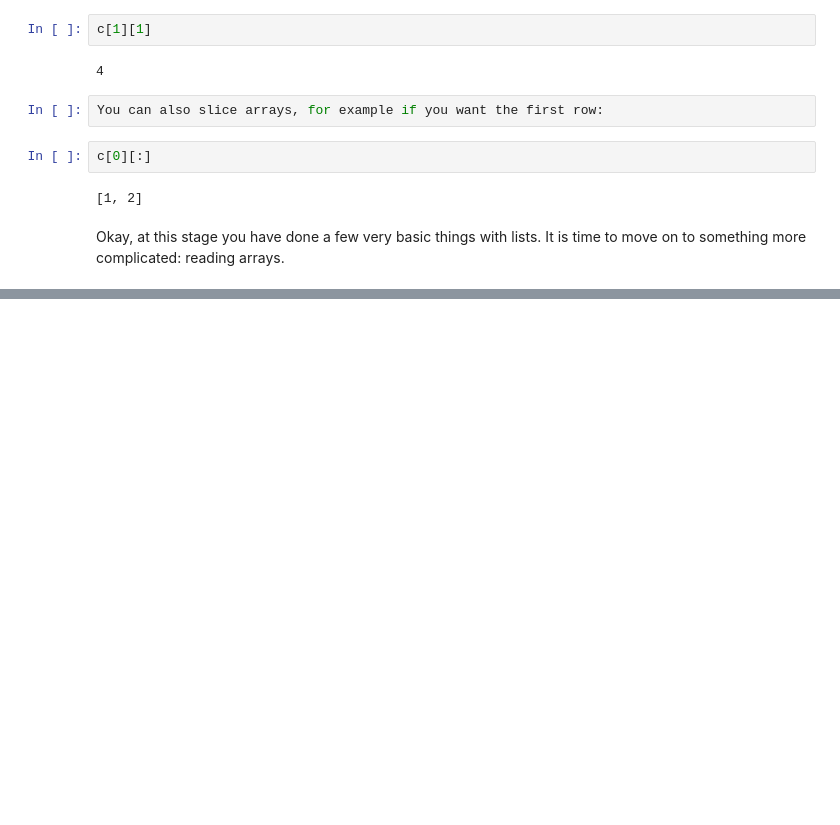
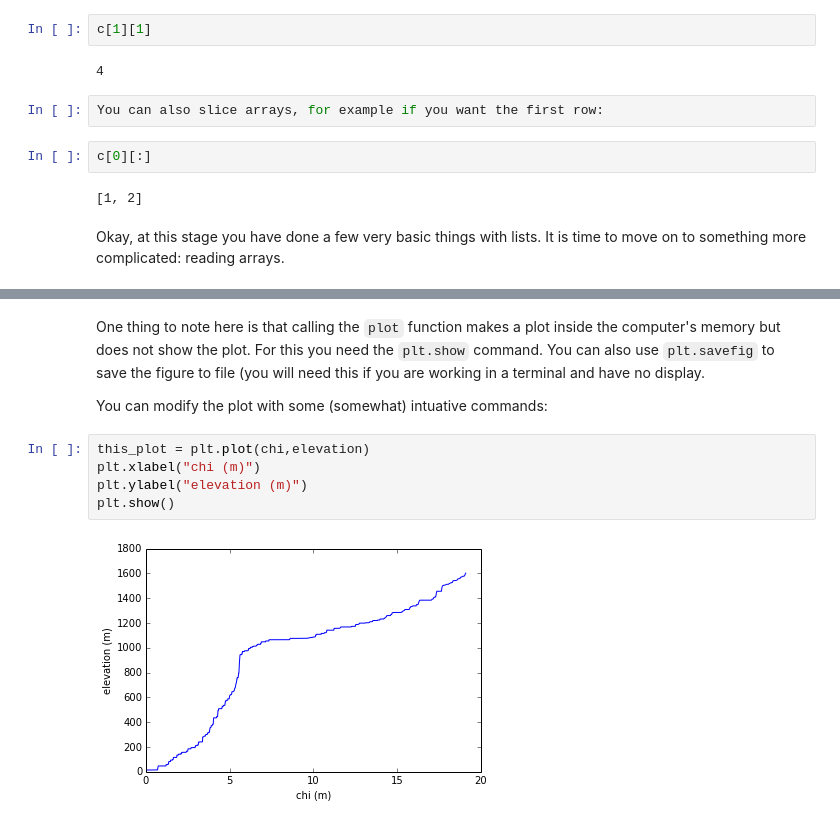
Before and after one commit to simon-m-mudd/Jupyter_notebooks, a Jupyter notebook: Introduction_to_python.ipynb, the cells around one changed output, grey strips where cells are left out. Saved outputs shown, nothing was run; the diff lists cells and outputs as text; blank space fills up the shorter version.

```diff
--- a/Introduction_to_python.ipynb
+++ b/Introduction_to_python.ipynb
@@ -162,0 +382,11 @@ Okay, at this stage you have done a few very basic things with lists. It is time
+# %% [markdown]
+One thing to note here is that calling the `plot` function makes a plot inside the computer's memory but does not show the plot. For this you need the `plt.show` command. You can also use `plt.savefig` to save the figure to file (you will need this if you are working in a terminal and have no display.
+
+You can modify the plot with some (somewhat) intuative commands:
+# %%
+this_plot = plt.plot(chi,elevation)
+plt.xlabel("chi (m)")
+plt.ylabel("elevation (m)")
+plt.show()
+# %% [output]
+[figure, added]
```
Also changed, not shown: parts of 58 cells of this notebook.
